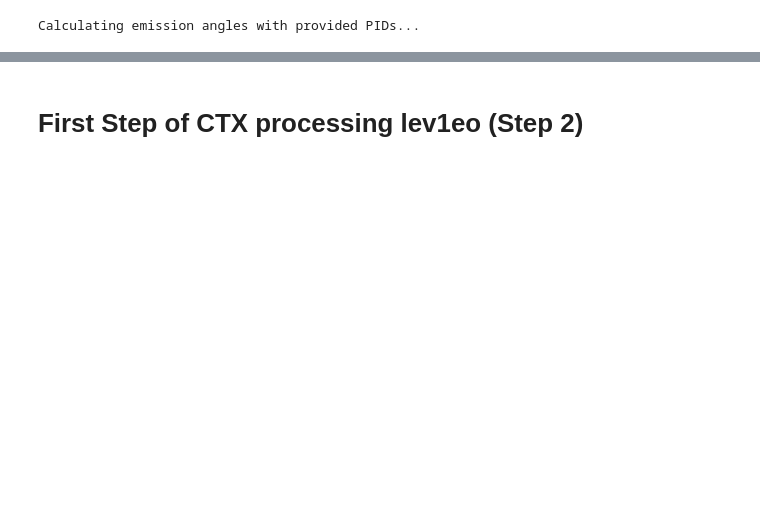
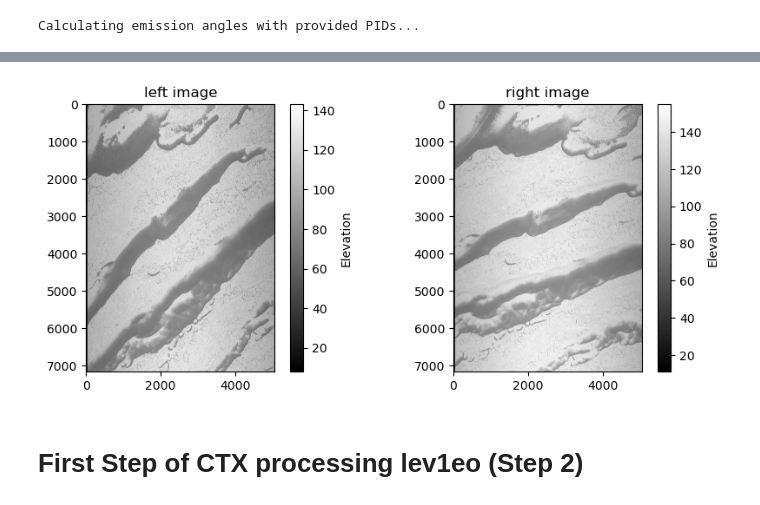
Before and after one commit to BobbyGoop/pyameslib, a Jupyter notebook: notebooks/ctx_workflow.ipynb, the cells around one changed output, grey strips where cells are left out. Cells and saved outputs as stored; diff of their text form; code cells hidden in the pictures; blank space fills up the shorter version.

```diff
--- a/notebooks/ctx_workflow.ipynb
+++ b/notebooks/ctx_workflow.ipynb
@@ -81,3 +101,22 @@ Calculating emission angles with provided PIDs...
+# %%
+import matplotlib.pyplot as plt
+import rasterio
+
+fig, (ax1, ax2) = plt.subplots(1, 2, figsize=(10, 4))
+
+with rasterio.open(f'{left}.tif') as src:
+    img = ax1.imshow(src.read(1), cmap='gray')
+    plt.colorbar(img, ax=ax1, label='Elevation')
+    ax1.set_title('left image')
+
+with rasterio.open(f'{right}.tif') as src:
+    img = ax2.imshow(src.read(1), cmap='gray')
+    plt.colorbar(img, ax=ax2, label='Elevation')
+    ax2.set_title('right image')
+
+plt.show()
+# %% [output]
+[figure, added]
 # %% [markdown]
 # First Step of CTX processing lev1eo (Step 2)
 # %% [markdown]
```
Also changed, not shown: parts of 13 cells of this notebook.
